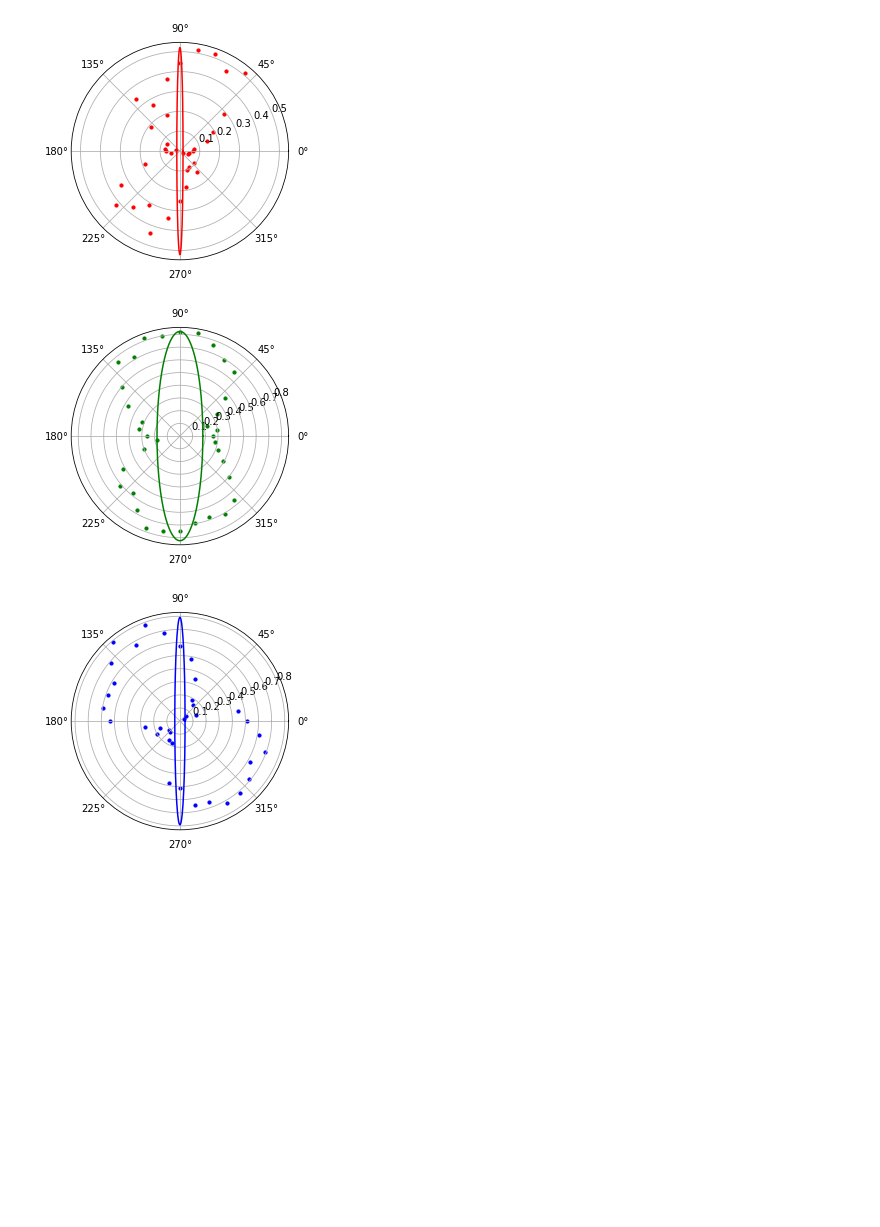
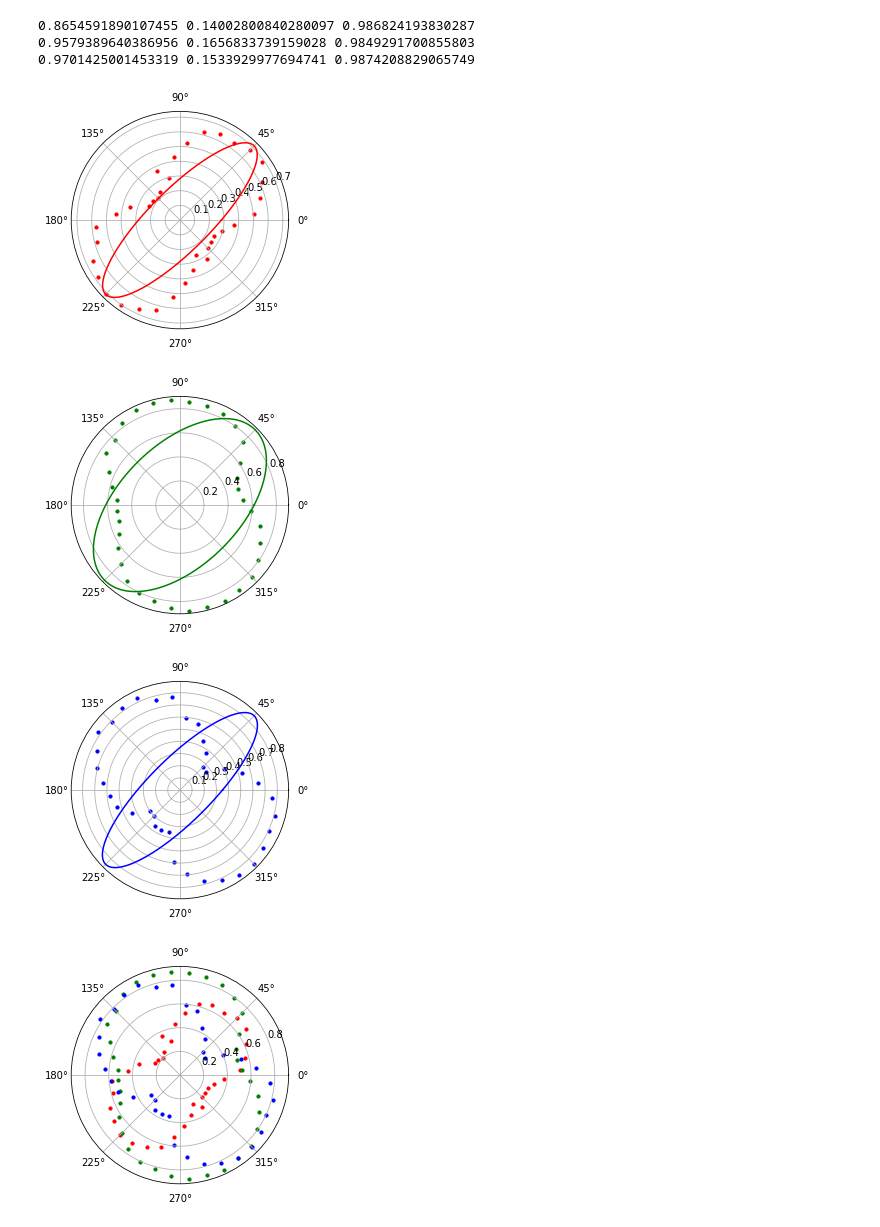
Before and after one commit to jgsuarezc/Fotoelasticidad, a Jupyter notebook: Fotoelastidad.ipynb, the cells around one changed output. Drawn from its saved outputs; the diff is of its cells as text; code cells hidden in the pictures; blank space fills up the shorter version.

```diff
--- a/Fotoelastidad.ipynb
+++ b/Fotoelastidad.ipynb
@@ -79,25 +66,41 @@ plt.show()
 # %%
 #para cada  una punto le extrae el maximo y el minimo valor de RGB
 C= ['red','green','blue']
-Maximo=np.amax(RGBT, axis=0)
-Minimo=np.amin(RGBT, axis=0)
+Maximo=np.amax(np.sqrt(RGBT), axis=0)
+Minimo=np.amin(np.sqrt(RGBT), axis=0)
 #excentrididad
 exc=np.zeros(3)
 for i in range (3):
   a=Maximo[i]
   b=Minimo[i]
   exc[i]=np.sqrt(a*a-b*b)/a
-
-for j in range(3):
-  fig = plt.figure()
-  ax = fig.add_subplot(projection="polar")
-  theta = np.linspace(0,2*np.pi,1000)
-  r = (Minimo[j])/np.sqrt(1-(exc[j]*np.cos(theta-np.pi/2))**2)
-  ax.plot(theta,r,color=C[j])
-  for i in range(36):
-    ax.scatter(2*np.pi/36*i,RGBT[i,j],color=C[j],s=10)
-  plt.show()
+for i in range(3):
+  print(Maximo[i],Minimo[i],exc[i])
 # %% [output]
-[figure, removed]
-[figure, removed]
-[figure, removed]
+0.8654591890107455 0.14002800840280097 0.986824193830287
+0.9579389640386956 0.1656833739159028 0.9849291700855803
+0.9701425001453319 0.1533929977694741 0.9874208829065749
+# %%
+for j in range(3):
+  fig = plt.figure()
+  ax = fig.add_subplot(projection="polar")
+  theta = np.linspace(0,2*np.pi,1000)
+  r = (Minimo[j])/np.sqrt(1-(exc[j]*np.cos(theta-np.pi/4))**2)
+  ax.plot(theta,r,color=C[j])
+  for i in range(36):
+    ax.scatter(2*np.pi/36*i+np.pi/4,np.sqrt(RGBT[i,j]),color=C[j],s=10)
+  plt.show()
+
+fig = plt.figure()
+ax = fig.add_subplot(projection="polar")
+for i in range(36):
+  #ax.plot(theta,r)
+  ax.scatter(2*np.pi/36*i+np.pi/4,np.sqrt(RGBT[i,0]),color = 'red' ,s=10,label="Malus")
+  ax.scatter(2*np.pi/36*i+np.pi/4,np.sqrt(RGBT[i,1]), color = 'green',s=10)
+  ax.scatter(2*np.pi/36*i+np.pi/4,np.sqrt(RGBT[i,2]),color = 'blue' ,s=10)
+plt.show()
+# %% [output]
+[figure, added]
+[figure, added]
+[figure, added]
+[figure, added]
```
Also changed, not shown: parts of 3 cells of this notebook.
